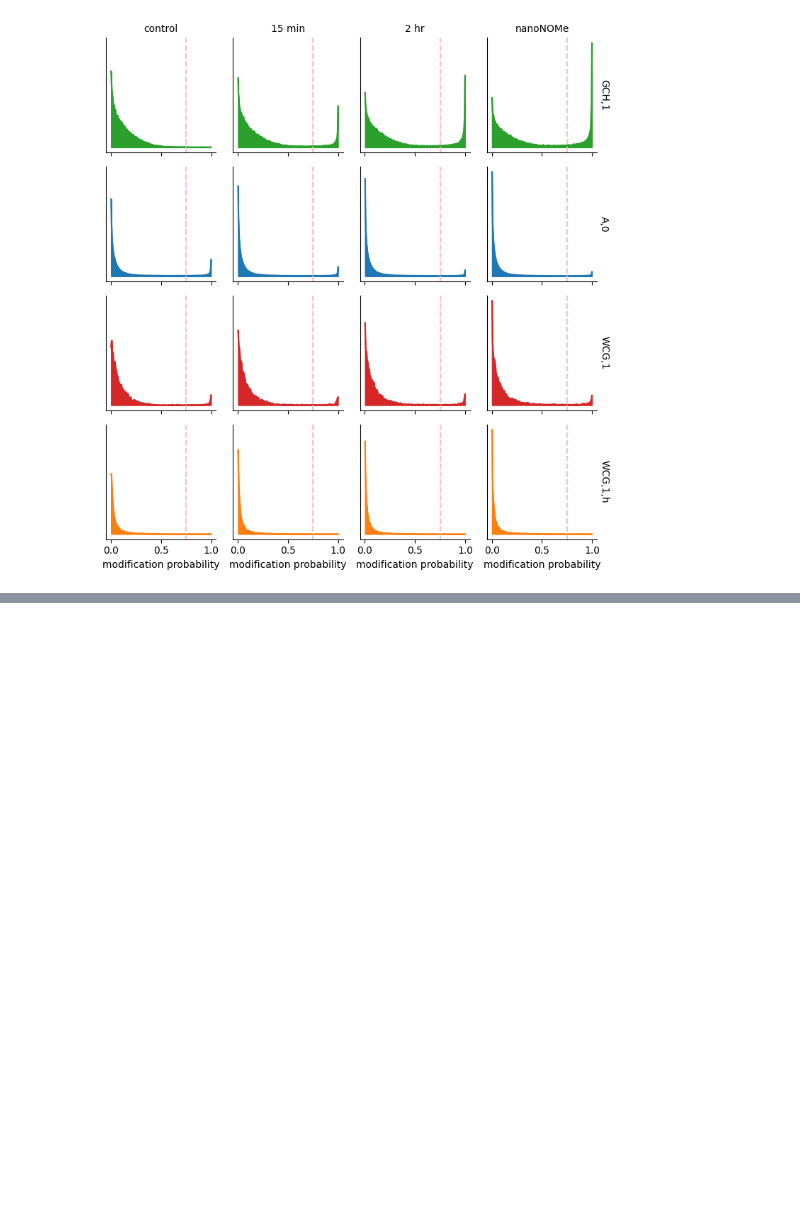
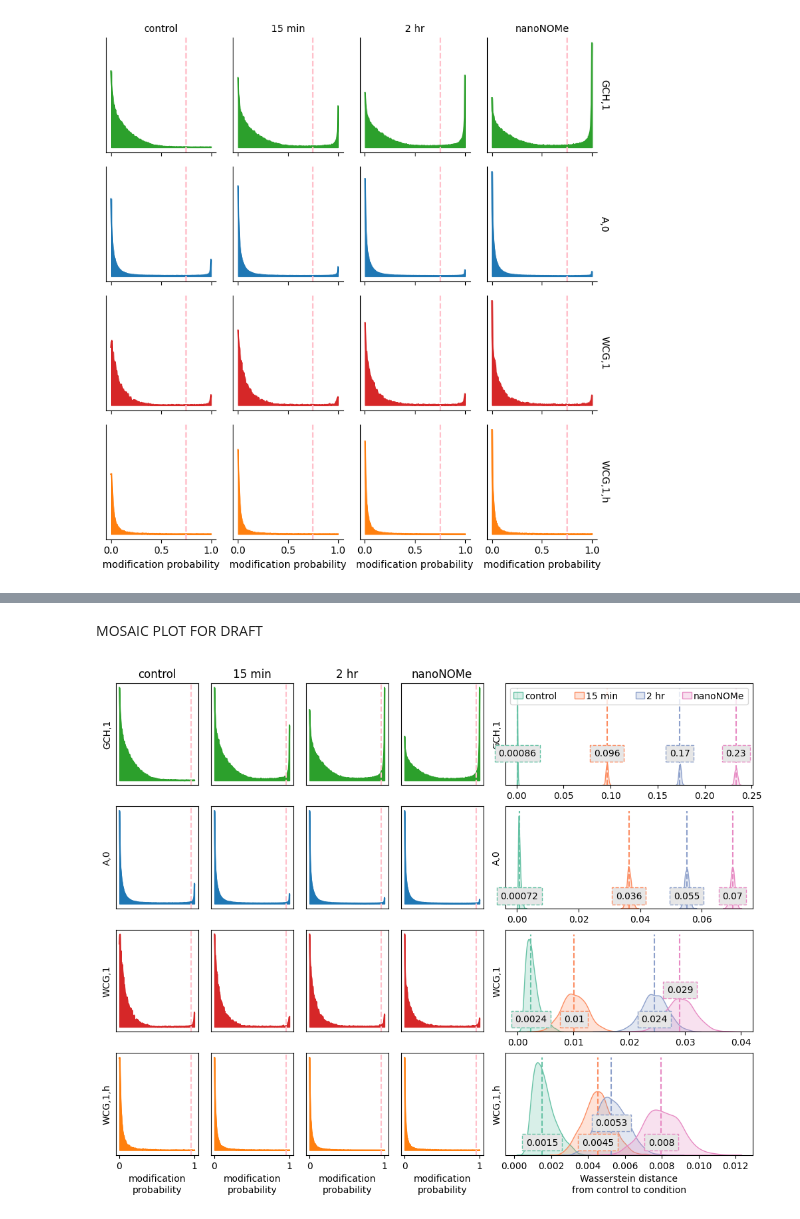
Before and after one commit to streetslab/multimodal-dimelo, a Jupyter notebook: crosstalk_analysis.ipynb, the cells around one changed output, grey strips where cells are left out. Saved outputs shown, nothing was run; the diff lists cells and outputs as text; code cells hidden in the pictures; blank space fills up the shorter version.

```diff
--- a/crosstalk_analysis.ipynb
+++ b/crosstalk_analysis.ipynb
@@ -482,0 +534,61 @@ plt.close()
+# %% [markdown]
+MOSAIC PLOT FOR DRAFT
+# %%
+# TODO: Do I care to reestablish shared y axis limits?
+
+labels = ["control", "15 min", "2 hr", "nanoNOMe"]
+box_y_factors = [[3,3,3,3], [1,1,1,1], [1,1,1,4], [1,1,3,1]]
+experiment_pallete = sns.color_palette("Set2")
+
+# 4x4 grid of distributions, 4x3 grid of kdes
+mosaic = [[f"{motif}:dist:{i}" for i in range(4)] + [f"{motif}:kde"] * 3 for motif in ["GCH,1", "A,0", "WCG,1", "WCG,1,h"]]
+fig, axs_dict = plt.subplot_mosaic(mosaic, layout="constrained", figsize=(10, 8))
+for motif_idx, motif in enumerate(["GCH,1", "A,0", "WCG,1", "WCG,1,h"]):
+    # Distributions
+    for i, label in enumerate(["control", "15 min", "2 hr", "nanoNOMe"]):
+        ax = axs_dict[f"{motif}:dist:{i}"]
+        sns.lineplot(x=mod_prob_pmf_values, y=motif_mod_pmfs[motif][i], ax=ax, color=plotting.default_palette_map[motif]) #, color=plotting.default_palette_map[motif])
+        ax.fill_between(mod_prob_pmf_values, motif_mod_pmfs[motif][i], color=plotting.default_palette_map[motif]) #, color=plotting.default_palette_map[motif])
+        ax.set_yticks([])
+        if motif_idx == 0:
+            ax.set_title(labels[i])
+            # ax.title.set_bbox(dict(fill=False, edgecolor=experiment_pallete[i], linewidth=2))
+        if motif_idx != 3:
+            ax.set_xticks([])
+        else:
+            ax.set_xlabel("modification\nprobability")
+        if i == 0:
+            ax.set_ylabel(motif)
+            # ax.yaxis.label.set_bbox(dict(fill=False, edgecolor=plotting.default_palette_map[motif], linewidth=2))
+        ax.axvline(mod_prob_thresh, linestyle="--", color="pink")
+    # KDEs
+    ax = axs_dict[f"{motif}:kde"]
+    mod_vectors = motif_mod_vectors[motif]
+    wds = []
+    medians = []
+    for i in range(4):
+        wd = stats.wasserstein_distance(mod_vectors[0], mod_vectors[i])
+        # plt.hist(bootstrap_results[motif][i].bootstrap_distribution, bins=25, label=f"{labels[i]}: {wd:.2}", color=colors[i])
+        # plt.hist(bootstrap_results[motif][i].bootstrap_distribution, bins=25, label=f"{labels[i]}", color=sns.color_palette("deep")[i])
+        sns.kdeplot(bootstrap_results[motif][i].bootstrap_distribution, label=f"{labels[i]}", color=experiment_pallete[i], fill=True, ax=ax)
+        wds.append(wd)
+        medians.append(np.median(bootstrap_results[motif][i].bootstrap_distribution))
+    y_min, y_max = ax.get_ylim()
+    ax.vlines(medians, y_min, y_max, colors=experiment_pallete[:4], linestyle="--")
+    grey = (0.9, 0.9, 0.9)
+    for i, wd in enumerate(medians):
+        ax.text(wd, box_y_factors[motif_idx][i] * ((y_max - y_min) / 10), f"{wd:.2}", horizontalalignment="center", bbox=dict(ec=experiment_pallete[i], fc=grey, linestyle="--"))
+    # ax.set_ylabel(motif)
+    if motif_idx == 0:
+        ax.legend(ncols=4, mode="expand", loc="upper center", handletextpad=0.2, handlelength=1)
+    # plt.xlim((0, 0.08))
+    ax.set_ylabel(motif)
+    ax.set_xlabel("")
+    ax.set_yticks([])
+    if motif_idx == 3:
+        ax.set_xlabel("Wasserstein distance\nfrom control to condition")
+plt.savefig("crosstalk_supplement.svg")
+plt.show()
+plt.close()
+# %% [output]
+[figure, added]
```
Also changed, not shown: parts of 8 cells of this notebook, 2 other files.
